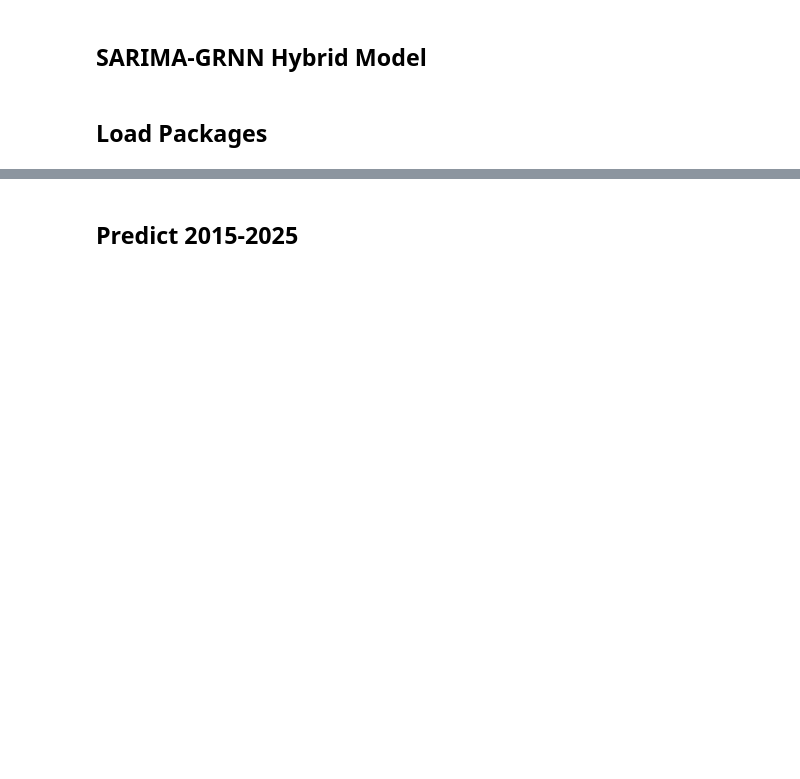
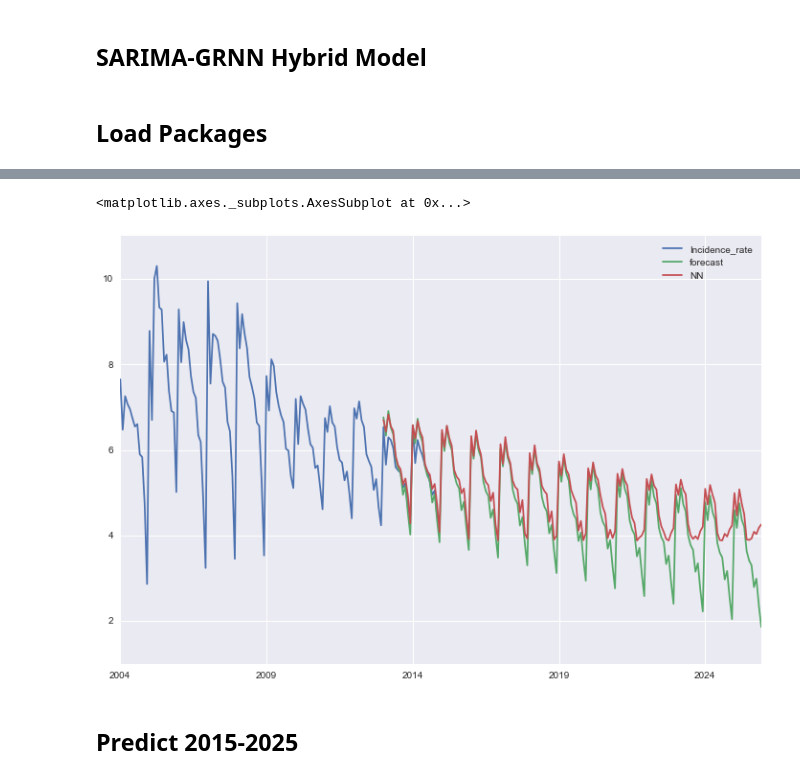
Before and after one commit to lihengtianxia/TB_Nation, a Jupyter notebook: NTB_Month.ipynb, the cells around one changed output, grey strips where cells are left out. Saved outputs shown, nothing was run; the diff lists cells and outputs as text; code cells hidden in the pictures; blank space fills up the shorter version.

```diff
--- a/NTB_Month.ipynb
+++ b/NTB_Month.ipynb
@@ -195,7 +428,7 @@ def try_std(x):
     y_pred = nn.predict(x_test)
     print(mse(y_pred,y_test))
 # %%
-for x in np.linspace(0.05,1,20):
+for x in np.linspace(0.3,0.6,10):
         print(x)
         try_std(x)
         print('--\n')
@@ -208,11 +494,14 @@ data_train[['Incidence_rate','forecast','NN']].plot(figsize=(12, 8))
 # %%
 start = datetime.datetime.strptime("2015-01-01", "%Y-%m-%d")
 date_list = [start + relativedelta(months=x) for x in range(0,132)]
 future = pd.DataFrame(index=date_list, columns= dta.columns)
 TB_future = pd.concat([dta, future])
-TB_future['forecast'] = results.predict(start = 120, end = 263, dynamic= False)
+TB_future['forecast'] = results.predict(start = 108, end = 263, dynamic= True)
 TB_future['NN'] = mod_GRNN.predict(TB_future['forecast'])
 TB_future[['Incidence_rate', 'forecast','NN']].plot(figsize=(12, 8))
+# %% [output]
+<matplotlib.axes._subplots.AxesSubplot at 0x...>
+[figure, added]
 # %% [markdown]
 ## Predict 2015-2025
 # %%
```
Also changed, not shown: parts of 33 cells of this notebook, 10 other files.
